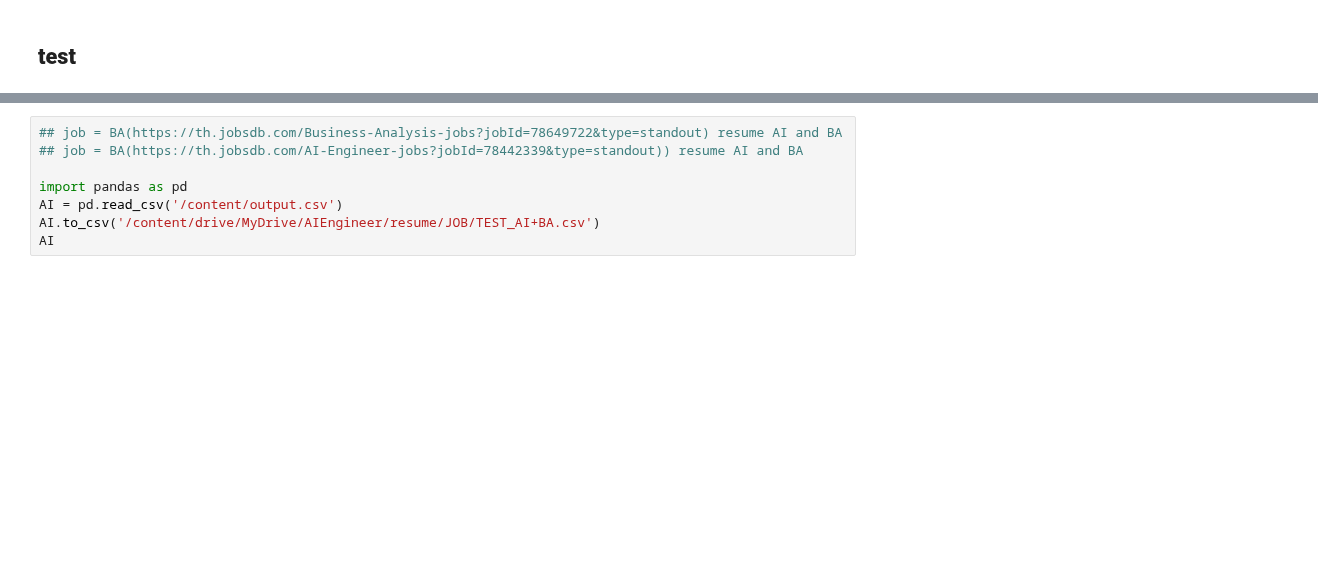
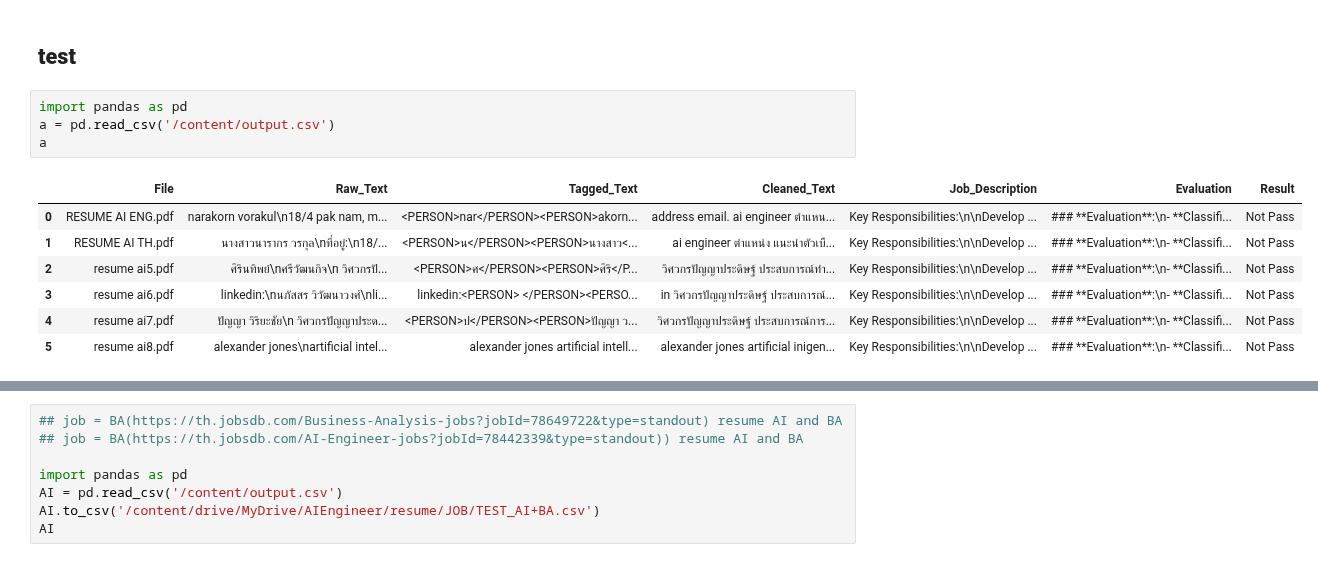
Before and after one commit to nxxk23/AI-Engineer, a Jupyter notebook: extract/gradioprompt.ipynb, the cells around one changed output, grey strips where cells are left out. Drawn from its saved outputs; the diff is of its cells as text; blank space fills up the shorter version.

```diff
--- a/extract/gradioprompt.ipynb
+++ b/extract/gradioprompt.ipynb
@@ -378,2 +398,14 @@ Killing tunnel 127.0.0.1:7860 <> https://c706aaffe072e2611f.gradio.live
 # %% [markdown]
 ## **test**
+# %%
+import pandas as pd
+a = pd.read_csv('/content/output.csv')
+a
+# %% [output]
+|  | File | Raw_Text | Tagged_Text | Cleaned_Text | Job_Description | Evaluation | Result |
+| 0 | RESUME AI ENG.pdf | narakorn vorakul\n18/4 pak nam, m... | <PERSON>nar</PERSON><PERSON>akorn... | address email. ai engineer ตําแหน... | Key Responsibilities:\n\nDevelop ... | ### **Evaluation**:\n- **Classifi... | Not Pass |
+| 1 | RESUME AI TH.pdf | นางสาวนารากร วรกุล\nที่อยู่:\n18/... | <PERSON>น</PERSON><PERSON>นางสาว<... | ai engineer ตําแหน่ง แนะนําตัวเบื... | Key Responsibilities:\n\nDevelop ... | ### **Evaluation**:\n- **Classifi... | Not Pass |
+| 2 | resume ai5.pdf | ศิรินทิพย์\nศรีวัฒนกิจ\n วิศวกรปั... | <PERSON>ศ</PERSON><PERSON>ศิริ</P... | วิศวกรปัญญาประดิษฐ์ ประสบการณ์ทํา... | Key Responsibilities:\n\nDevelop ... | ### **Evaluation**:\n- **Classifi... | Not Pass |
+| 3 | resume ai6.pdf | linkedin:\nนภัสสร วิวัฒนาวงศ์\nli... | linkedin:<PERSON> </PERSON><PERSO... | in วิศวกรปัญญาประดิษฐ์ ประสบการณ์... | Key Responsibilities:\n\nDevelop ... | ### **Evaluation**:\n- **Classifi... | Not Pass |
+| 4 | resume ai7.pdf | ปัญญา วิริยะชัย\n วิศวกรปัญญาประด... | <PERSON>ป</PERSON><PERSON>ปัญญา ว... | วิศวกรปัญญาประดิษฐ์ ประสบการณ์การ... | Key Responsibilities:\n\nDevelop ... | ### **Evaluation**:\n- **Classifi... | Not Pass |
+| 5 | resume ai8.pdf | alexander jones\nartificial intel... | alexander jones artificial intell... | alexander jones artificial inigen... | Key Responsibilities:\n\nDevelop ... | ### **Evaluation**:\n- **Classifi... | Not Pass |
```
Also changed, not shown: parts of 7 cells of this notebook.
